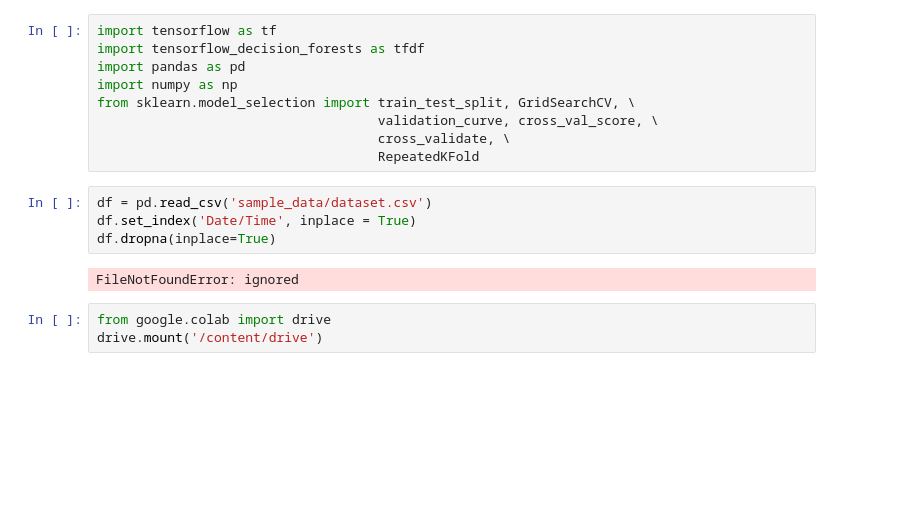
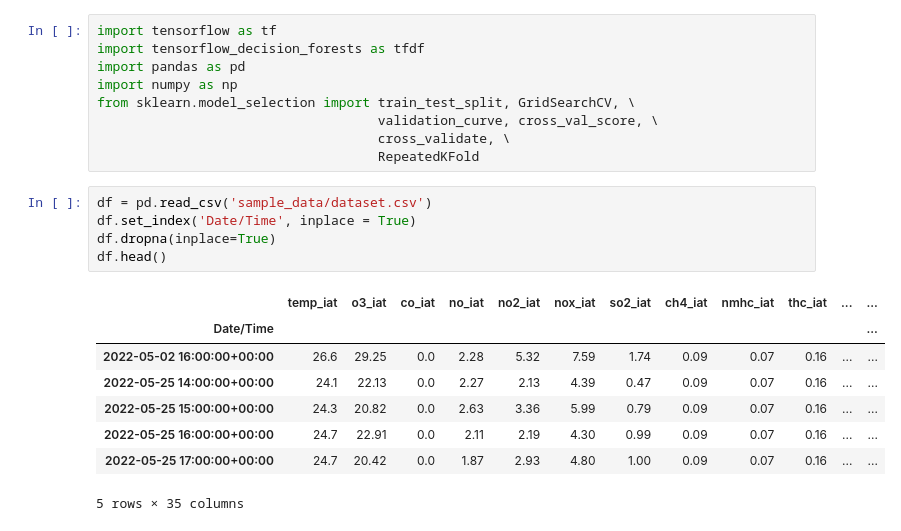
Before and after one commit to MateusMaruzka/lowcostsensors_calib, a Jupyter notebook: calib_lowcostsensors_tensorflow.ipynb, the cells around one changed output. Saved outputs shown, nothing was run; the diff lists cells and outputs as text; blank space fills up the shorter version.

```diff
--- a/calib_lowcostsensors_tensorflow.ipynb
+++ b/calib_lowcostsensors_tensorflow.ipynb
@@ -37,10 +37,15 @@ from sklearn.model_selection import train_test_split, GridSearchCV, \
 # %%
 df = pd.read_csv('sample_data/dataset.csv')
 df.set_index('Date/Time', inplace = True)
 df.dropna(inplace=True)
+df.head()
 # %% [output]
+|  | temp_iat | o3_iat | co_iat | no_iat | no2_iat | nox_iat | so2_iat | ch4_iat | nmhc_iat | thc_iat | ... | ... |
+| Date/Time |  |  |  |  |  |  |  |  |  |  |  | ... |
+| 2022-05-02 16:00:00+00:00 | 26.6 | 29.25 | 0.0 | 2.28 | 5.32 | 7.59 | 1.74 | 0.09 | 0.07 | 0.16 | ... | ... |
+| 2022-05-25 14:00:00+00:00 | 24.1 | 22.13 | 0.0 | 2.27 | 2.13 | 4.39 | 0.47 | 0.09 | 0.07 | 0.16 | ... | ... |
+| 2022-05-25 15:00:00+00:00 | 24.3 | 20.82 | 0.0 | 2.63 | 3.36 | 5.99 | 0.79 | 0.09 | 0.07 | 0.16 | ... | ... |
+| 2022-05-25 16:00:00+00:00 | 24.7 | 22.91 | 0.0 | 2.11 | 2.19 | 4.30 | 0.99 | 0.09 | 0.07 | 0.16 | ... | ... |
+| 2022-05-25 17:00:00+00:00 | 24.7 | 20.42 | 0.0 | 1.87 | 2.93 | 4.80 | 1.00 | 0.09 | 0.07 | 0.16 | ... | ... |
-FileNotFoundError: ignored
+5 rows × 35 columns
-# %%
-from google.colab import drive
-drive.mount('/content/drive')
 # %%
```
Also changed, not shown: parts of 6 cells of this notebook.
